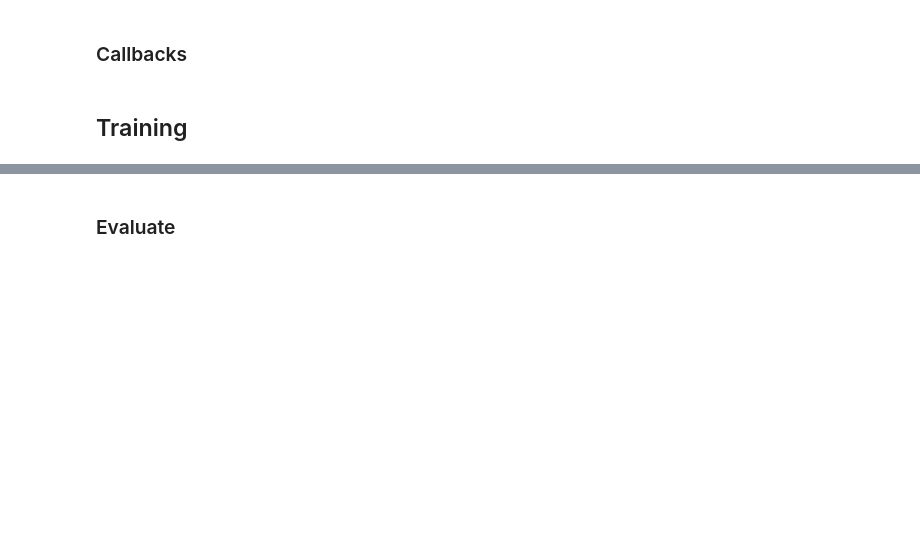
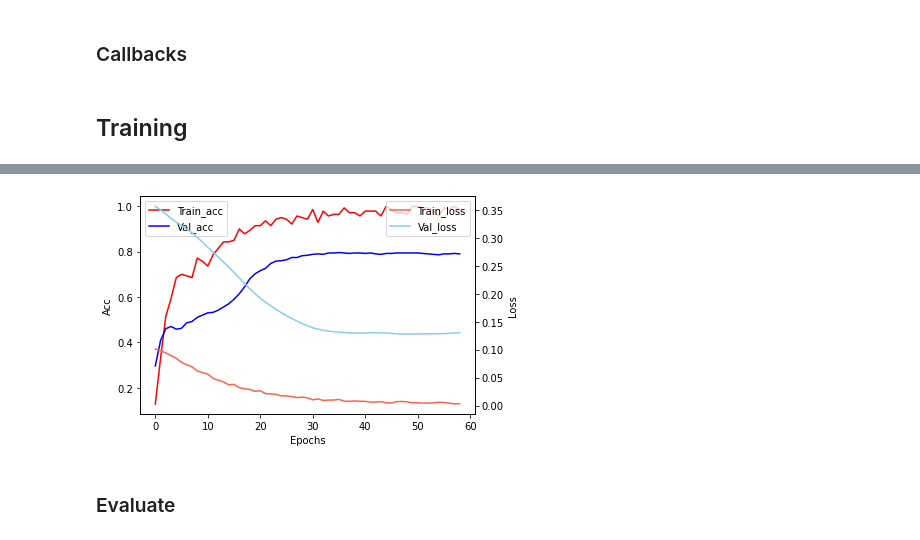
Before and after one commit to comojin1994/GCN, a Jupyter notebook: GCN.ipynb, the cells around one changed output, grey strips where cells are left out. Cells and saved outputs as stored; diff of their text form; code cells hidden in the pictures; blank space fills up the shorter version.

```diff
--- a/GCN.ipynb
+++ b/GCN.ipynb
@@ -270,3 +269,23 @@ Epoch 44/200
+# %%
+def draw_history(history, model_name):
+    fig, ax1 = plt.subplots()
+
+    ax1.set_xlabel('Epochs')
+    ax1.set_ylabel('Acc')
+    ax1.plot(history.history['acc'], color='red', label='Train_acc')
+    ax1.plot(history.history['val_acc'], color='blue', label='Val_acc')
+    ax1.legend()
+
+    ax2 = ax1.twinx()
+    ax2.set_ylabel('Loss')
+    ax2.plot(history.history['loss'], color='tomato', label='Train_loss')
+    ax2.plot(history.history['val_loss'], color='skyblue', label='Val_loss')
+    ax2.legend()
+
+    plt.show()
+    plt.savefig()
+# %% [output]
+[figure, added]
 # %% [markdown]
 ### Evaluate
 # %%
```
Also changed, not shown: parts of 7 cells of this notebook.
